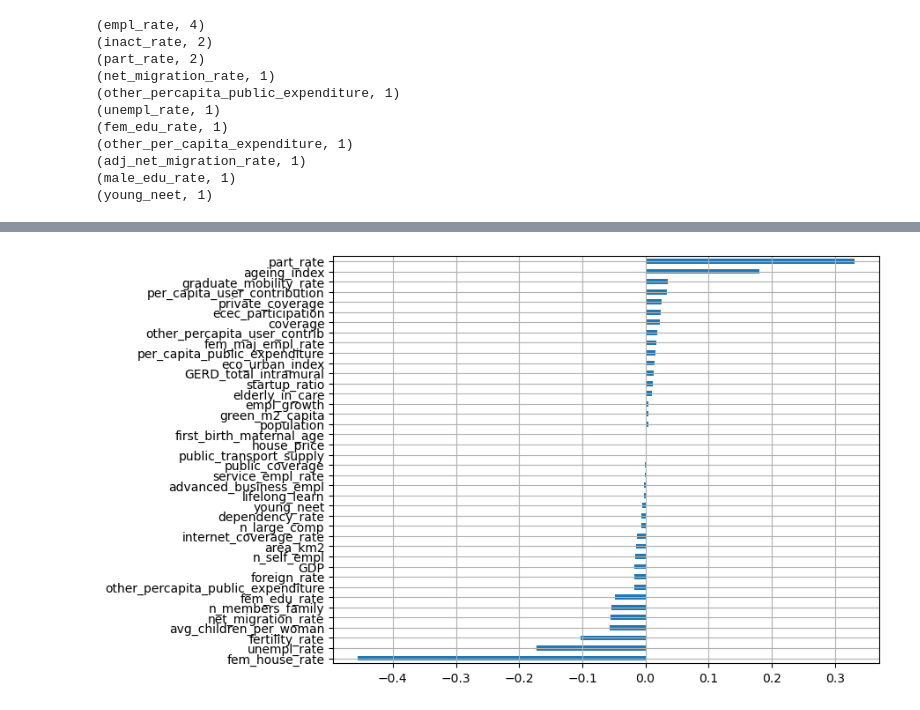
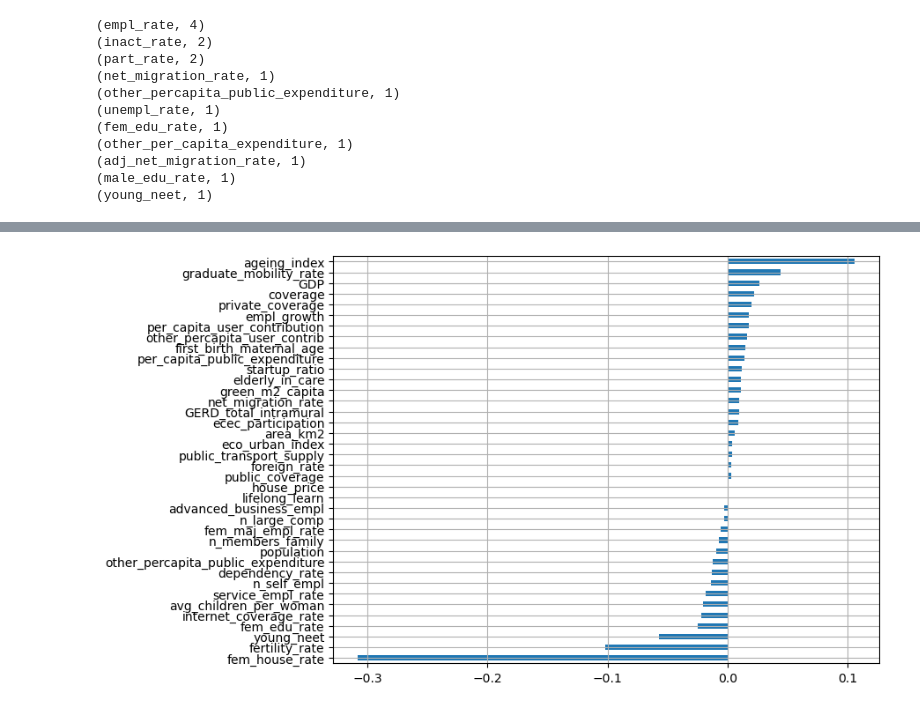
Before and after one commit to leonardotisato/Bayesian-Statistics-Project, a Jupyter notebook: EDA/variable_selection.ipynb, the cells around one changed output, grey strips where cells are left out. Cells and saved outputs as stored; diff of their text form; code cells hidden in the pictures.

Commit message:
small updates to variable selection

```diff
--- a/EDA/variable_selection.ipynb
+++ b/EDA/variable_selection.ipynb
@@ -74,6 +74,11 @@ for var, count in var_presence_list:
 var_to_drop = ['empl_rate', 'inact_rate', 'male_edu_rate', 'other_per_capita_expenditure', 'adj_net_migration_rate']
 
 df_reduced = df.drop(columns=var_to_drop)
+
+# Other variables to consider dropping based on domain knowledge
+to_drop = ['part_rate', 'unempl_rate']
+
+df_reduced = df_reduced.drop(columns=to_drop)
 # %%
 selected_covariates = list(df_reduced.columns)
 
@@ -96,7 +101,8 @@ X_scaled = X_scaler.fit_transform(X)
 
 y_mean = y.mean()
 y_std = y.std()
-y_scaled = (y - y_mean) / y_std
+y = y / 100
+y_scaled = np.log(y / (1 - y))
 
 n_obs, n_feat = X_scaled.shape
 print(f"\nNumber of observations: {n_obs}, number of predictors: {n_feat}")
@@ -174,0 +184,13 @@ public_transport_supply             0.000    -0.035      0.035           True
+# %%
+summary_beta_95 = az.summary(trace, var_names=["beta"], hdi_prob=0.90)
+
+summary_beta_95.index = selected_covariates
+
+summary_beta_95["contains_zero"] = (
+    (summary_beta_95["hdi_5%"] <= 0) &
+    (summary_beta_95["hdi_95%"] >= 0)
+)
+
+summary_beta_95 = summary_beta_95.sort_values("mean", key=np.abs, ascending=False)
+
+print(summary_beta_95[["mean", "hdi_5%", "hdi_95%", "contains_zero"]])
@@ -183,7 +236,7 @@ plt.tight_layout()
 # %%
 plt.figure(figsize=(8,6))
-summary_beta["mean"].sort_values().plot(kind='barh')
+summary_beta_95["mean"].sort_values().plot(kind='barh')
 plt.grid(True)
 plt.show()
 # %% [output]
-[figure, old version]
+[figure, new version]
```
Also changed, not shown: parts of 7 cells of this notebook, 1 other file.
